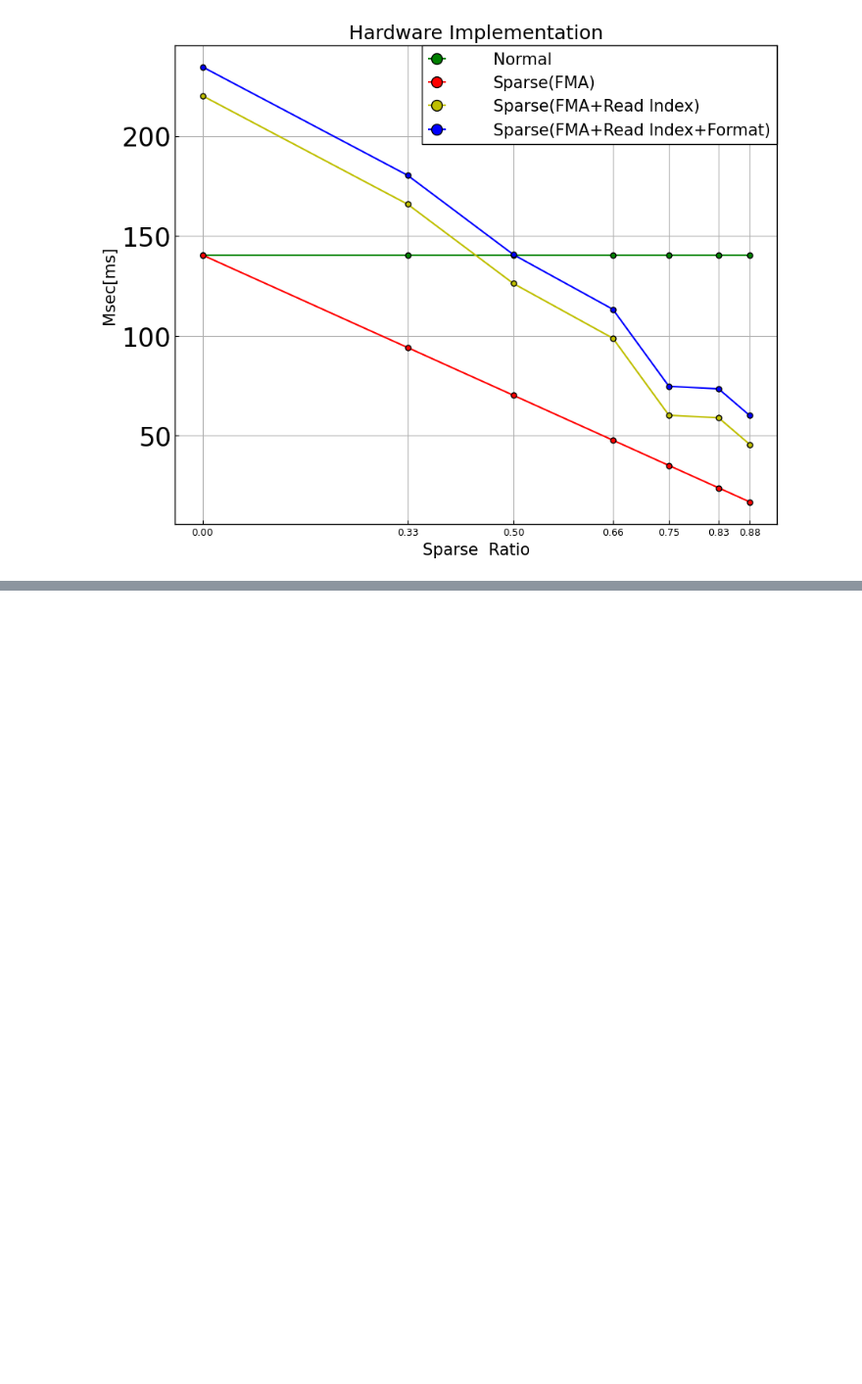
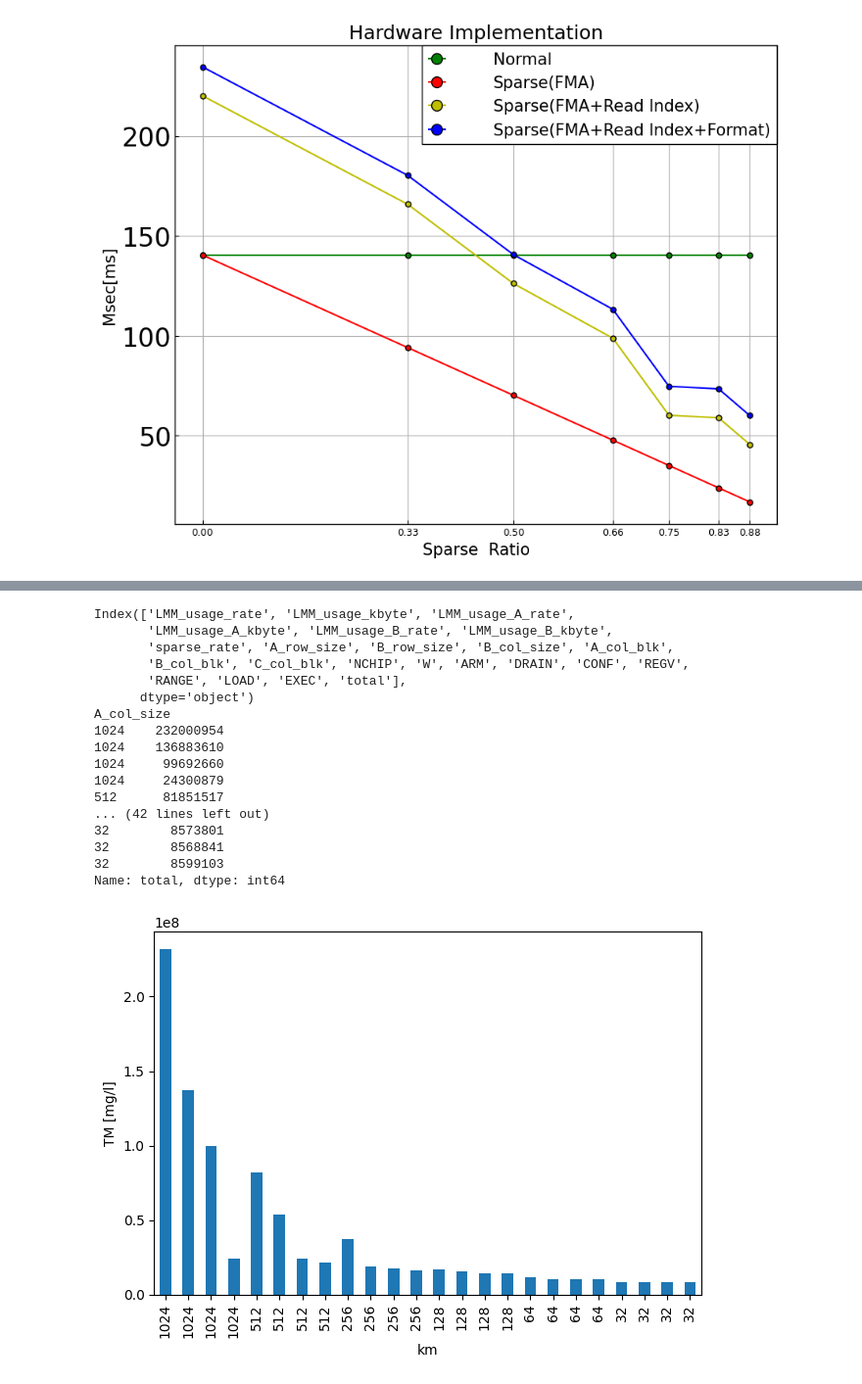
Before and after one commit to taku2365/IMAX_sparse.cent, a Jupyter notebook: src/emax6_sparselib/result_vis.ipynb, the cells around one changed output, grey strips where cells are left out. Shown at 98% size. Cells and saved outputs as stored; diff of their text form; code cells hidden in the pictures; blank space fills up the shorter version.

```diff
--- a/src/emax6_sparselib/result_vis.ipynb
+++ b/src/emax6_sparselib/result_vis.ipynb
@@ -190,0 +245,51 @@ print(np.random.randint(10)%2)
+# %%
+import pandas as pd
+import matplotlib.pyplot as plt
+plt.rcParams.update(plt.rcParamsDefault)
+# df = pd.DataFrame({'Group 1': {-60.0:0, -20.0:0, 12.5:0, 62.0:0, 123.8:0, 181.0: 5.013532366071429e-06, 225.2: 0.00010224713604266826, 248.0: 0.0002520240051269531, 274.9: 0.0006304542296807856, 304.2: 0.0009587457616051962, 331.0: 0.0021422429744175505}, 'Group 2': {-60.0: 0.0003144776457026891, -20.0: 5.43150903588747e-05, 12.5: 0.00012757662141348495, 62.0: 6.852403753623154e-05, 123.8: 5.980538377849872e-05, 181.0: 5.000001780657088e-05, 225.2: 0.00010152032391840468, 248.0: 0.0005436288535458056, 274.9: 0.00038244130009346957, 304.2: 0.00023423789360943164, 331.0: 9.508221455006986e-05}, 'Group 3': {-60.0: 0.00021804919790451726, -20.0: 0.0002884471518114942, 12.5: 0.00024001954291413006, 62.0: 0.00020780311751064946, 123.8:0, 181.0: 0.0003548555407567293, 225.2: 0.0011448858440205976, 248.0: 0.0031436022397010425, 274.9: 0.001858462242669843, 304.2: 0.0019485330483867962, 331.0: 0.0017062062250634059}})
+# df = pd.read_csv('./result_1024_512_256_128_64_32_CHIP4.csv',index_col="A_row_size")
+df = pd.read_csv('./result_1024_val_1024_CHIP4_ver2.csv',index_col="A_col_size")
+df1 = pd.read_csv('./result_1024_val_1024_CHIP4_ver2.csv',index_col="A_col_size")
+# print(df_header["A_row_size"])
+print( df.columns)
+df2 = df[(df['sparse_rate'] == 0.0)|(df['sparse_rate'] == 0.5)|(df['sparse_rate'] == 0.7)|(df['sparse_rate'] == 0.9)]\
+    [["sparse_rate","ARM","DRAIN","CONF","REGV","RANGE","LOAD","EXEC","total"]]
+df3 = df1[(df1['sparse_rate'] == 0.0)|(df1['sparse_rate'] == 0.5)|(df1['sparse_rate'] == 0.7)|(df1['sparse_rate'] == 0.9)]\
+    [["sparse_rate","ARM","DRAIN","CONF","REGV","RANGE","LOAD","EXEC","total"]]
+bottom = 0
+print(df2["total"])
+print(df3["total"])
+# for i in df.columns:
+#     print(i)
+#     plt.bar(df.index, df[i], width=width, bottom=bottom)
+#     bottom += df[i]
+
+# plt.bar(df.index[:5], df["ARM"][:5], width=width, bottom=bottom)
+df2["total"].plot.bar(stacked=True)
+
+# bottom += df["ARM"]
+
+plt.ylabel('TM [mg/l]')
+plt.xlabel('km')
+# plt.legend(df.columns)
+plt.tight_layout()
+plt.show()
+# %% [output]
+Index(['LMM_usage_rate', 'LMM_usage_kbyte', 'LMM_usage_A_rate',
+       'LMM_usage_A_kbyte', 'LMM_usage_B_rate', 'LMM_usage_B_kbyte',
+       'sparse_rate', 'A_row_size', 'B_row_size', 'B_col_size', 'A_col_blk',
+       'B_col_blk', 'C_col_blk', 'NCHIP', 'W', 'ARM', 'DRAIN', 'CONF', 'REGV',
+       'RANGE', 'LOAD', 'EXEC', 'total'],
+      dtype='object')
+A_col_size
+1024    232000954
+1024    136883610
+1024     99692660
+1024     24300879
+512      81851517
+... (42 lines left out)
+32        8573801
+32        8568841
+32        8599103
+Name: total, dtype: int64
+[figure, added]
```
Also changed, not shown: parts of 5 cells of this notebook, 55 other files.
